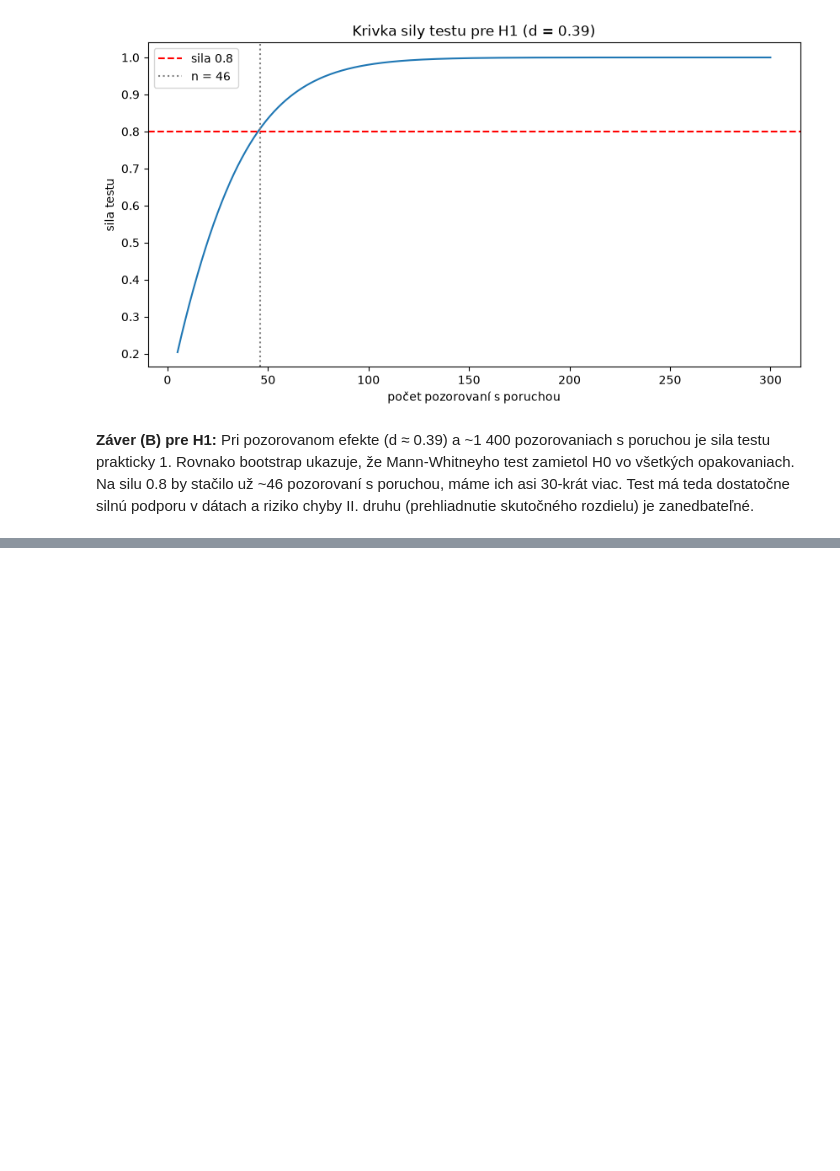
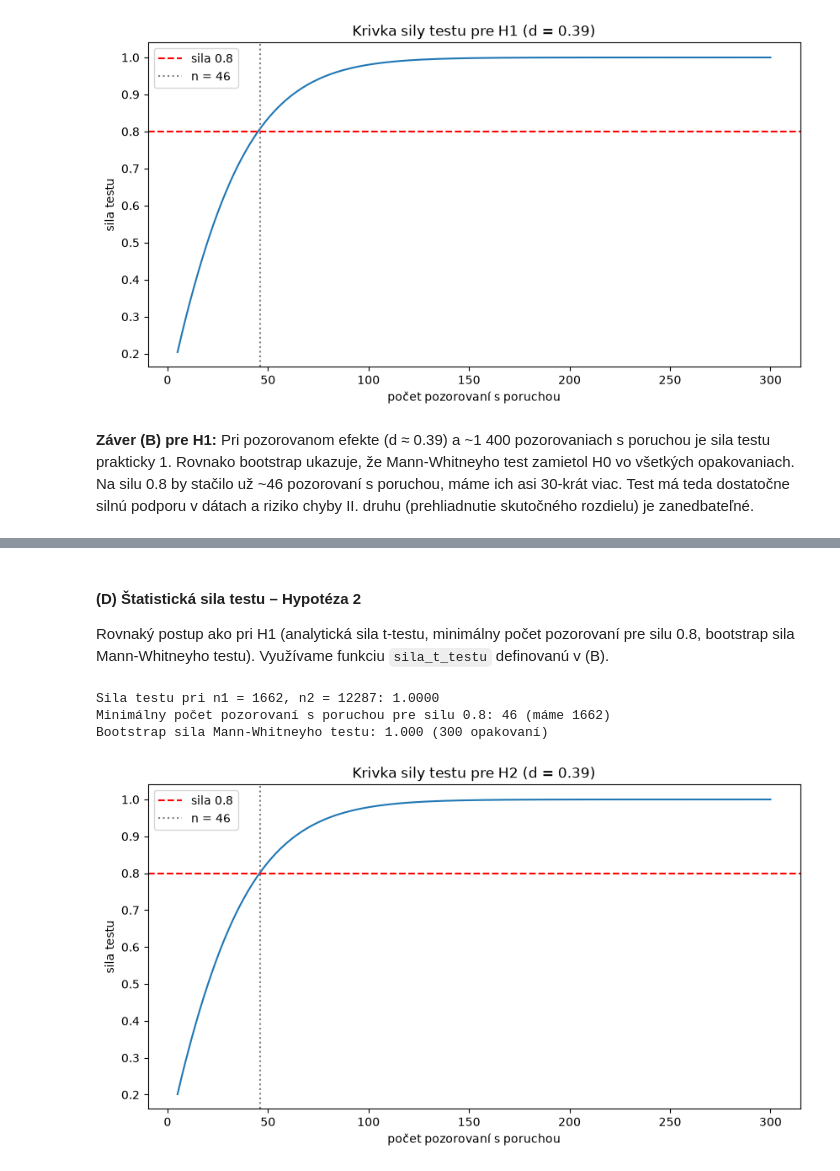
Before and after one commit to deno555/iau_projekt, a Jupyter notebook: IAU_projekt.ipynb, the cells around one changed output, grey strips where cells are left out. Drawn from its saved outputs; the diff is of its cells as text; code cells hidden in the pictures; blank space fills up the shorter version.

```diff
--- a/IAU_projekt.ipynb
+++ b/IAU_projekt.ipynb
@@ -670,0 +712,12 @@ Bootstrap sila Mann-Whitneyho testu: 1.000 (300 opakovaní)
+# %%
+h2_mwu   = stats.mannwhitneyu(h2_por, h2_bez, alternative="greater")
+h2_welch = stats.ttest_ind(h2_por, h2_bez, equal_var=False, alternative="greater")
+h2_d     = cohen_d(h2_por, h2_bez)
+h2_rb    = 2 * h2_mwu.statistic / (len(h2_por) * len(h2_bez)) - 1
+
+print(f"Mann-Whitney U: U = {h2_mwu.statistic:.0f}, p = {h2_mwu.pvalue:.2e}")
+print(f"Welch t-test:   t = {h2_welch.statistic:.2f}, p = {h2_welch.pvalue:.2e}")
+print(f"Medián: porucha {h2_por.median():.0f}, bez poruchy {h2_bez.median():.0f}")
+print(f"Priemer: porucha {h2_por.mean():.0f}, bez poruchy {h2_bez.mean():.0f}")
+print(f"Cohenovo d = {h2_d:.3f}, rank-biserial r = {h2_rb:.3f}")
+print("Záver:", "zamietame H0" if h2_mwu.pvalue < alpha else "nezamietame H0")
@@ -670,0 +750,35 @@ Bootstrap sila Mann-Whitneyho testu: 1.000 (300 opakovaní)
+# %% [markdown]
+#### (D) Štatistická sila testu – Hypotéza 2
+
+Rovnaký postup ako pri H1 (analytická sila t-testu, minimálny počet pozorovaní pre silu 0.8, bootstrap sila Mann-Whitneyho testu). Využívame funkciu `sila_t_testu` definovanú v (B).
+# %%
+pomer2 = len(h2_bez) / len(h2_por)
+
+# 1. sila pri skutočných veľkostiach skupín
+print(f"Sila testu pri n1 = {len(h2_por)}, n2 = {len(h2_bez)}: {sila_t_testu(h2_d, len(h2_por), len(h2_bez), alpha):.4f}")
+
+# 2. minimálny počet porúch pre silu 0.8
+n_min2 = next(n for n in range(2, len(h2_por) + 1) if sila_t_testu(h2_d, n, int(n * pomer2), alpha) >= 0.8)
+print(f"Minimálny počet pozorovaní s poruchou pre silu 0.8: {n_min2} (máme {len(h2_por)})")
+
+# 3. bootstrap sila Mann-Whitneyho testu
+rng = np.random.default_rng(42)
+opakovania = 300
+zamietnutia = sum(
+    stats.mannwhitneyu(rng.choice(h2_por, len(h2_por)), rng.choice(h2_bez, len(h2_bez)),
+                       alternative="greater").pvalue < alpha
+    for _ in range(opakovania))
+print(f"Bootstrap sila Mann-Whitneyho testu: {zamietnutia / opakovania:.3f} ({opakovania} opakovaní)")
+
+# krivka sily v závislosti od počtu pozorovaní s poruchou
+n_os = np.arange(5, 301)
+plt.plot(n_os, [sila_t_testu(h2_d, n, int(n * pomer2), alpha) for n in n_os])
+plt.axhline(0.8, color="red", linestyle="--", label="sila 0.8")
+plt.axvline(n_min2, color="gray", linestyle=":", label=f"n = {n_min2}")
+plt.xlabel("počet pozorovaní s poruchou"); plt.ylabel("sila testu")
+plt.title(f"Krivka sily testu pre H2 (d = {h2_d:.2f})"); plt.legend(); plt.show()
+# %% [output]
+Sila testu pri n1 = 1662, n2 = 12287: 1.0000
+Minimálny počet pozorovaní s poruchou pre silu 0.8: 46 (máme 1662)
+Bootstrap sila Mann-Whitneyho testu: 1.000 (300 opakovaní)
+[figure, added]
```
Also changed, not shown: parts of 10 cells of this notebook.
